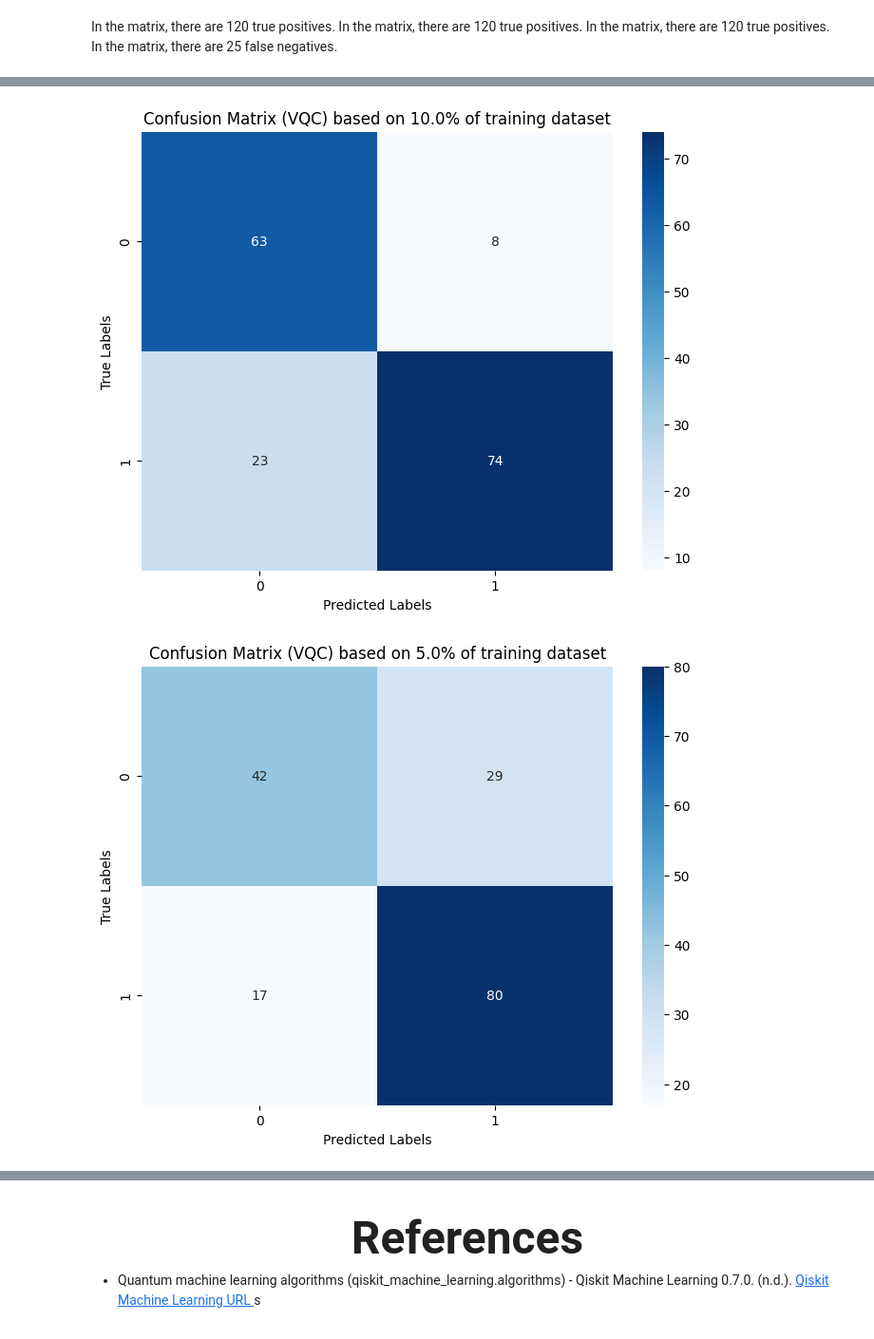
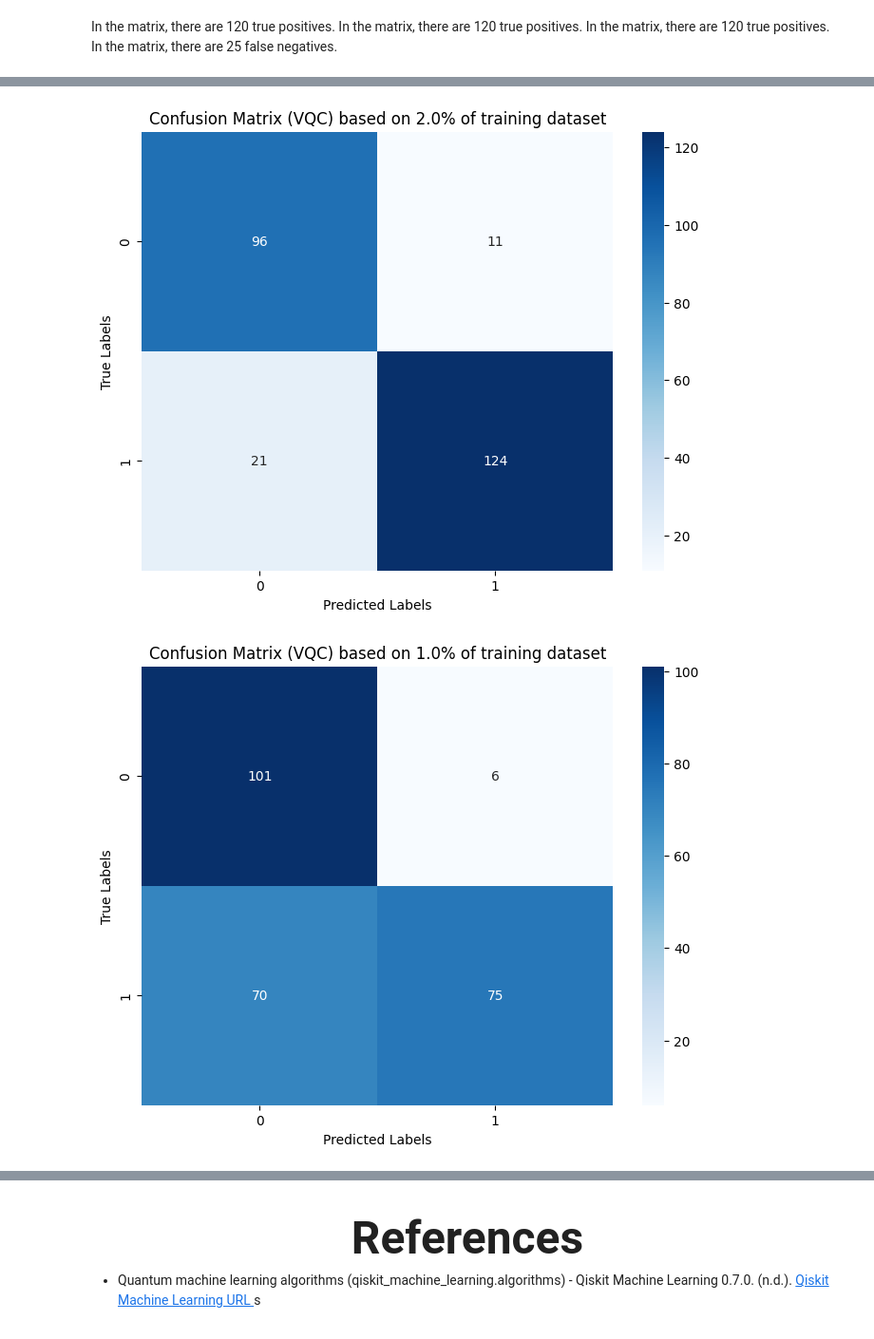
Before and after one commit to enggabhishek/glioma-prediction, a Jupyter notebook: Glioma_Brain_Cancer_Predictor.ipynb, the cells around one changed output, grey strips where cells are left out. Shown at 95% size. Cells and saved outputs as stored; diff of their text form; code cells hidden in the pictures.

```diff
--- a/Glioma_Brain_Cancer_Predictor.ipynb
+++ b/Glioma_Brain_Cancer_Predictor.ipynb
@@ -1060,10 +1040,10 @@ count = 0
 from sklearn.metrics import roc_curve, roc_auc_score, auc
 for pred in pred_qsvctask1:
     # Compute the ROC curve and AUC
-    fpr, tpr, thresholds = roc_curve(test_labels, pred)
+    fpr, tpr, thresholds = roc_curve(y_test, pred)
     roc_auc = auc(fpr, tpr)
     # Compute the confidence interval
-    std_err = np.sqrt(np.divide(tpr * (1 - tpr), test_labels.size, where=(test_labels.size != 0)) * (fpr + tpr))
+    std_err = np.sqrt(np.divide(tpr * (1 - tpr), y_test.size, where=(y_test.size != 0)) * (fpr + tpr))
     # Compute the confidence interval with explicit broadcasting
     upper_bound = tpr + std_err * 1.96
     lower_bound = tpr - std_err * 1.96
@@ -1112,9 +1088,9 @@ adhoc_feature_map = ZZFeatureMap(feature_dimension=num_features, reps=1)
 # %%
 # ansatz = EfficientSU2(num_qubits=num_features, su2_gates=qc, entanglement = 'full', reps=1)
 # %%
-ansatz = RealAmplitudes(num_features, entanglement='reverse_linear', reps=3)
+ansatz = RealAmplitudes(num_features, entanglement='full', reps=3)
 # %%
-optimizer = op.COBYLA(maxiter=100)
+optimizer = op.COBYLA(maxiter=350)
 # %%
 sampler = Sampler()
 # %%
@@ -1129,15 +1105,15 @@ vqc = VQC(
 objective_func_vals = []
 pred_vqtask1 = []
 for elm in train_set:
-    X_t, dummy_x, y_t, dummy_y = train_test_split(train_features, train_labels, train_size=elm, random_state=42)
+    X_t, dummy_x, y_t, dummy_y = train_test_split(X_train, y_train, train_size=elm, random_state=42)
     #Start time
     start_time = time.time()
     vqc.fit(X_t, y_t.values)
     #End Time
     end_time = time.time()
     #accuracy = vqc.score(test_features, test_labels.values)
-    pred = vqc.predict(test_features)
-    accuracy = accuracy_score(test_labels.values, pred)
+    pred = vqc.predict(X_test)
+    accuracy = accuracy_score(y_test.values, pred)
     pred_vqtask1.append(pred)
     #Calculate the execution time
     execution_time = end_time - start_time
@@ -1152,7 +1138,7 @@ count = 0
 #=======================Calculate the confusion matrix for VQC Model====================================
 for pred in pred_vqtask1:
     # Calculate the confusion matrix
-    cm = confusion_matrix(test_labels, pred)
+    cm = confusion_matrix(y_test, pred)
     # Create a heatmap of the confusion matrix
     plt.figure(figsize=(8, 6))
     sns.heatmap(cm, annot=True, fmt='d', cmap='Blues')
@@ -1168,5 +1154,5 @@ for pred in pred_vqtask1:
-[figure, old version]
+[figure, new version]
-[figure, old version]
+[figure, new version]
 # %%
 count = 0
 # %%
```
Also changed, not shown: parts of 38 cells of this notebook.
